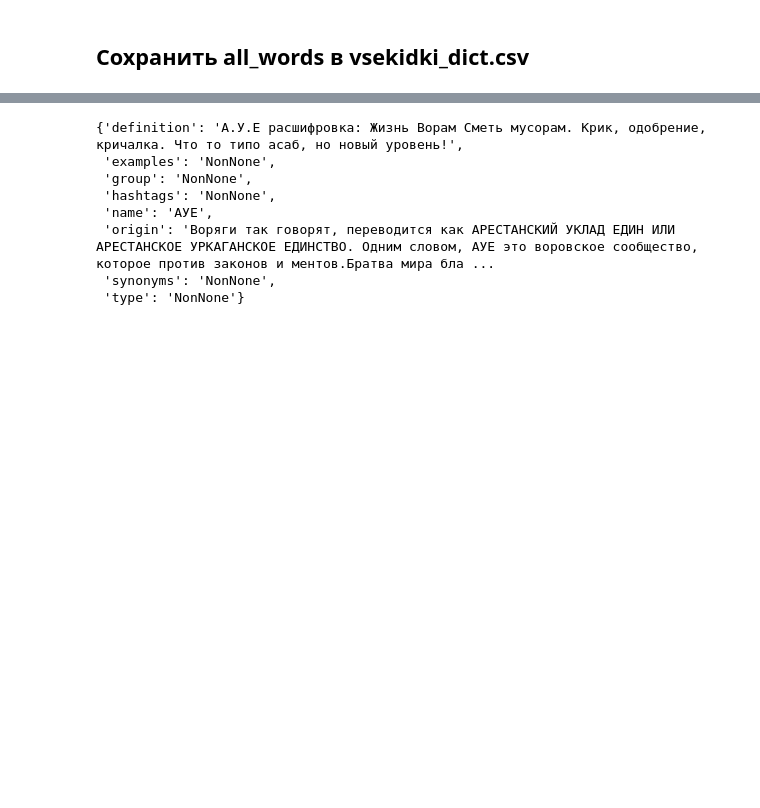
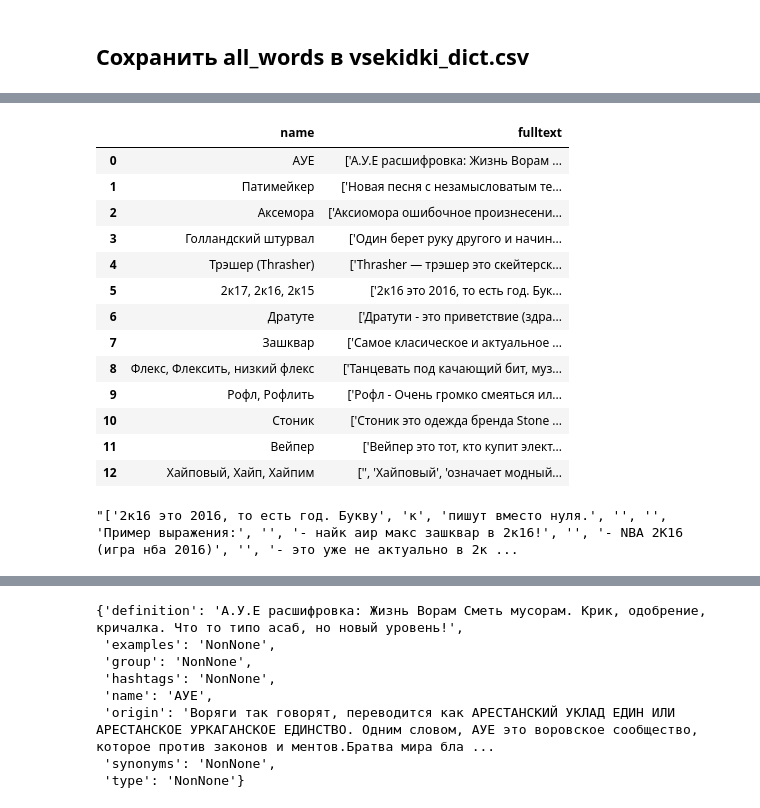
Before and after one commit to lotfull/RuSlangApp, a Jupyter notebook: SlangApp/Parse-vsekidki.ipynb, the cells around one changed output, grey strips where cells are left out. Saved outputs shown, nothing was run; the diff lists cells and outputs as text; code cells hidden in the pictures; blank space fills up the shorter version.

Commit message:
В Parse-vsekidki обрезал все пустые элементы массивов fulltext_csv файла. Сделал с помощью pickle + literal_eval(fulltext_array). Далее строки удалю, так как это единичные процесс.

```diff
--- a/SlangApp/Parse-vsekidki.ipynb
+++ b/SlangApp/Parse-vsekidki.ipynb
@@ -190,0 +195,26 @@ fullwords_df.head(3)
+# %%
+pkl_file = "pkl_file.pkl"
+fullwords_df.to_pickle(path=pkl_file)
+# %%
+fullwords_pkl_df = pd.read_pickle(path=pkl_file)
+# %%
+fullwords_pkl_df.head(13)
+# %% [output]
+|  | name | fulltext |
+| 0 | АУЕ | ['А.У.Е расшифровка: Жизнь Ворам ... |
+| 1 | Патимейкер | ['Новая песня с незамысловатым те... |
+| 2 | Аксемора | ['Аксиомора ошибочное произнесени... |
+| 3 | Голландский штурвал | ['Один берет руку другого и начин... |
+| 4 | Трэшер (Thrasher) | ['Thrasher — трэшер это скейтерск... |
+| 5 | 2к17, 2к16, 2к15 | ['2к16 это 2016, то есть год. Бук... |
+| 6 | Дратуте | ['Дратути - это приветствие (здра... |
+| 7 | Зашквар | ['Самое класическое и актуальное ... |
+| 8 | Флекс, Флексить, низкий флекс | ['Танцевать под качающий бит, муз... |
+| 9 | Рофл, Рофлить | ['Рофл - Очень громко смеяться ил... |
+| 10 | Стоник | ['Стоник это одежда бренда Stone ... |
+| 11 | Вейпер | ['Вейпер это тот, кто купит элект... |
+| 12 | Хайповый, Хайп, Хайпим | ['', 'Хайповый', 'означает модный... |
+# %%
+fullwords_df['fulltext'][5]
+# %% [output]
+"['2к16 это 2016, то есть год. Букву', 'к', 'пишут вместо нуля.', '', '', 'Пример выражения:', '', '- найк аир макс зашквар в 2к16!', '', '- NBA 2К16 (игра нба 2016)', '', '- это уже не актуально в 2к ...
```
Also changed, not shown: parts of 12 cells of this notebook, 7 other files.
